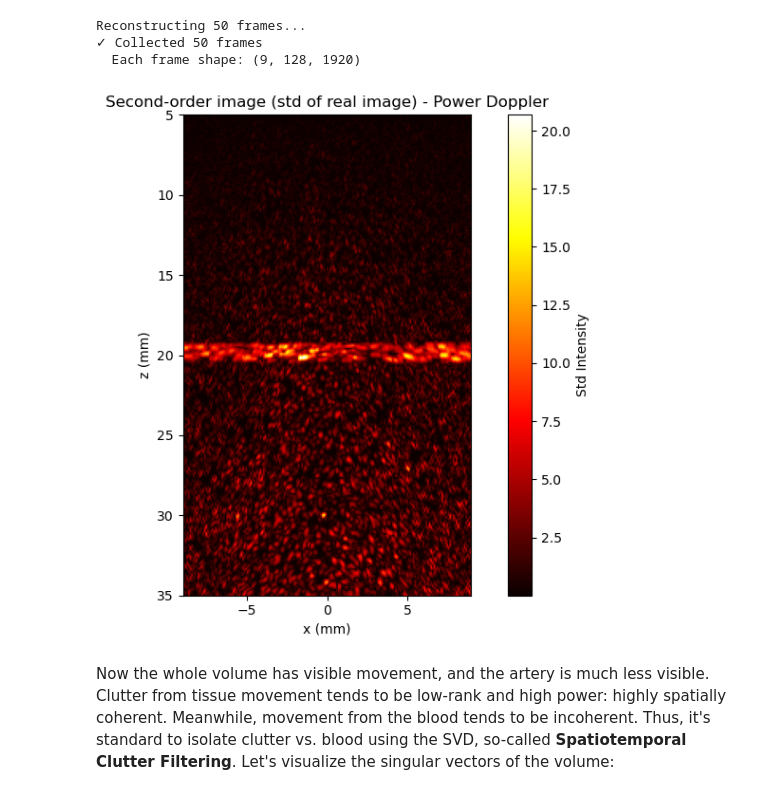
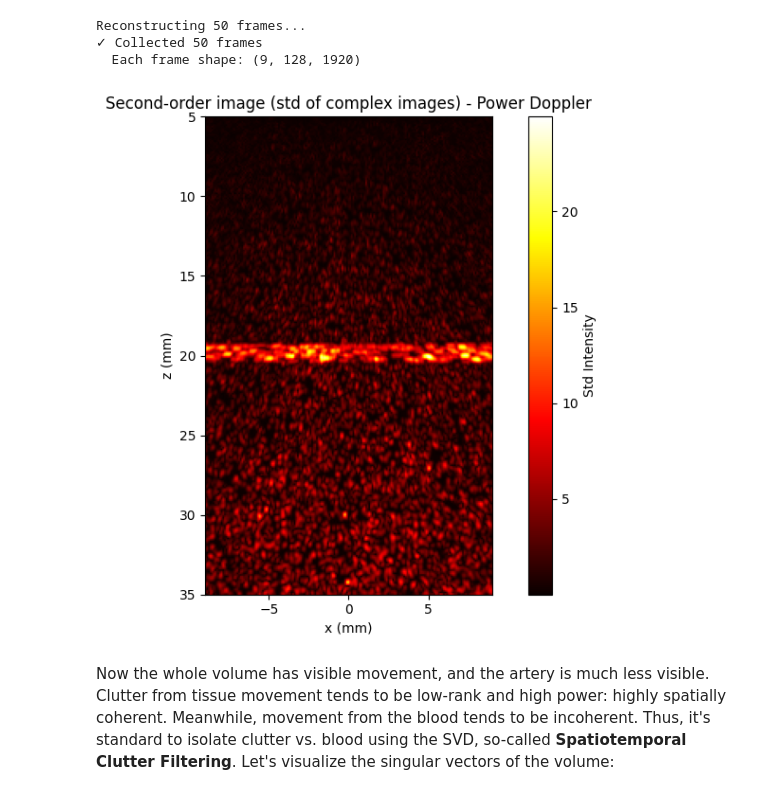
Before and after one commit to patrickmineault/fus, a Jupyter notebook: 03 - Functional Reconstruction.ipynb, the cells around one changed output. Saved outputs shown, nothing was run; the diff lists cells and outputs as text; code cells hidden in the pictures.

```diff
--- a/03 - Functional Reconstruction.ipynb
+++ b/03 - Functional Reconstruction.ipynb
@@ -717,21 +716,21 @@ for i in tqdm(range(n_frames_test)):
 # Beamform all frames
 imgs_complex_test = []
 for Y_test in tqdm(Ys_test, desc="Beamforming"):
-    img_complex_test = img_complex = beamform_das_vectorized(
+    img_complex_test = beamform_das_vectorized(
         Y_test, t_test, elem_pos_test, x, z, P.c, betas, 2 * np.pi * P.f_carrier, alpha
     )
     imgs_complex_test.append(img_complex_test)
 
 # Compute envelope and variance
-imgs_env_test = np.array([np.abs(img) for img in imgs_complex_test])
-img_std_test = imgs_env_test.std(axis=0)
+imgs_complex_test = np.array(imgs_complex_test)
+img_std_test = imgs_complex_test.std(axis=0)
 
 # Create mask for pixels in the vessel region
 X_grid, Z_grid = np.meshgrid(x, z)
 middle_line = int(np.where((z >= vessel_z_min) & (z <= vessel_z_max))[0].mean())
 
 # Pick the middle line in the vessel region
-center_pos = imgs_env_test[:, middle_line, :]
+center_pos = imgs_complex_test[:, middle_line, :]
 # %% [output]
 Blood vessel region: z = 19.0 to 20.0 mm
 Flow direction: rightward (+x)
@@ -890,9 +889,8 @@ for density in densities:
         )
         imgs_complex_test.append(img_complex_test)
 
-    # Compute envelope and variance
-    imgs_env_test = np.array([np.abs(img) for img in imgs_complex_test])
-    img_std_test = imgs_env_test.std(axis=0)
+    imgs_complex_test = np.array(imgs_complex_test)
+    img_std_test = imgs_complex_test.std(axis=0)
 
     # Create mask for pixels in the vessel region
     X_grid, Z_grid = np.meshgrid(x, z)
@@ -927,7 +925,7 @@ ax1.plot(
     label="Measured PD signal",
 )
 ax1.set_xlabel("Density (times baseline)", fontsize=12)
-ax1.set_ylabel("Power Doppler Signal (std of envelope)", fontsize=12)
+ax1.set_ylabel("Power Doppler Signal (std of complex images)", fontsize=12)
 ax1.set_title(
     "Power Doppler Signal vs. Density\n(Horizontal blood vessel, coherent flow)",
     fontsize=14,
@@ -1053,9 +1051,8 @@ for angle_idx, flow_angle in enumerate(flow_angles_deg):
         )
         imgs_complex_test.append(img_complex_test)
 
-    # Compute envelope and variance
-    imgs_env_test = np.array([np.abs(img) for img in imgs_complex_test])
-    img_std_test = imgs_env_test.std(axis=0)
+    imgs_complex_test = np.array(imgs_complex_test)
+    img_std_test = imgs_complex_test.std(axis=0)
 
     # Create rotated rectangular mask for pixels
     X_grid, Z_grid = np.meshgrid(x, z)
@@ -1096,7 +1093,7 @@ ax1.plot(
     color="#3498db",
 )
 ax1.set_xlabel("Flow Angle (degrees)", fontsize=12)
-ax1.set_ylabel("Power Doppler Signal (std of envelope)", fontsize=12)
+ax1.set_ylabel("Power Doppler Signal (std of complex images)", fontsize=12)
 ax1.set_title(
     f"Power Doppler Signal vs. Flow Angle\n(Flow speed: {flow_speed*1e3:.1f} mm/s)",
     fontsize=14,
@@ -1236,6 +1233,7 @@ for Y in tqdm(Ys):
         Y, times, elem_pos, x, z, P.c, betas, 2 * np.pi * P.f_carrier, alpha
     )
     imgs_complex.append(img_complex)
+imgs_complex = np.array(imgs_complex)
 
 print(f"✓ Collected {len(Ys)} frames")
 print(f"  Each frame shape: {Ys[0].shape}")
@@ -1244,26 +1242,24 @@ Reconstructing 50 frames...
 ✓ Collected 50 frames
   Each frame shape: (9, 128, 1920)
 # %%
-# Second-order: standard deviation
-imgs_env = np.array([np.real(img) for img in imgs_complex])
-img_std = imgs_env.std(axis=0)
+img_std = imgs_complex.std(axis=0)
 
 plt.figure(figsize=(8, 6))
 plt.imshow(
     img_std,
     extent=[x[0] * 1e3, x[-1] * 1e3, z[-1] * 1e3, z[0] * 1e3],
     aspect="equal",
     cmap="hot",
 )
 plt.xlabel("x (mm)")
 plt.ylabel("z (mm)")
-plt.title("Second-order image (std of real image) - Power Doppler")
+plt.title("Second-order image (std of complex images) - Power Doppler")
 plt.colorbar(label="Std Intensity")
 
 plt.tight_layout()
 plt.show()
 # %% [output]
-[figure, old version]
+[figure, new version]
 # %% [markdown]
 Now the whole volume has visible movement, and the artery is much less visible. Clutter from tissue movement tends to be low-rank and high power: highly spatially coherent. Meanwhile, movement from the blood tends to be incoherent. Thus, it's standard to isolate clutter vs. blood using the SVD, so-called **Spatiotemporal Clutter Filtering**. Let's visualize the singular vectors of the volume:
 # %%
```
Also changed, not shown: parts of 21 cells of this notebook, 3 other files.
